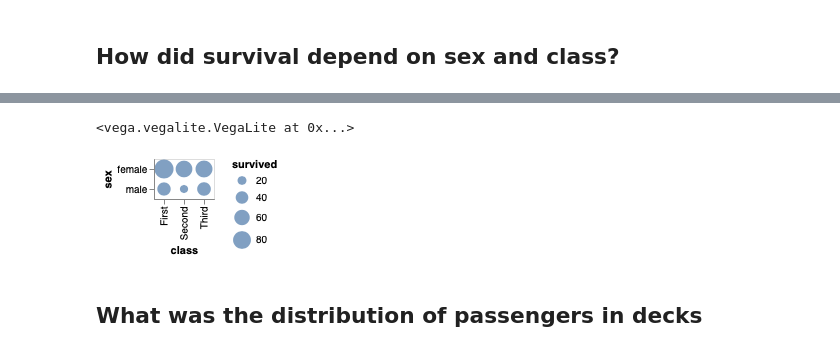
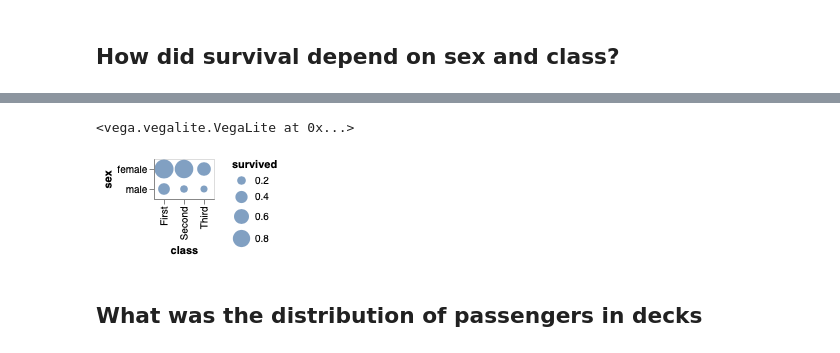
Before and after one commit to hanisaf/mist5730-6380-spring2020, a Jupyter notebook: 31-warmup-sol.ipynb, the cells around one changed output, grey strips where cells are left out. Drawn from its saved outputs; the diff is of its cells as text; code cells hidden in the pictures.

```diff
--- a/31-warmup-sol.ipynb
+++ b/31-warmup-sol.ipynb
@@ -20,4 +20,4 @@ data.head()
 # %% [markdown]
 ## How did survival depend on sex and class?
 # %%
-data.groupby(['sex', 'class']).survived.sum().unstack('sex')
+df=data.groupby(['sex', 'class']).survived.mean().reset_index()
@@ -30,5 +23,0 @@ data.groupby(['sex', 'class']).survived.sum().unstack('sex')
-# %%
-df=data.groupby(['sex', 'class']).survived.sum().unstack('sex').stack()
-df=df.reset_index()
-df.columns=['class', 'sex', 'survived']
-df
@@ -43,10 +24,11 @@ df
 # %%
 alt.Chart(df).mark_circle().encode(
  x='class',
  y='sex',
- size='survived')
+ size='survived'
+)
 # %% [output]
 <vega.vegalite.VegaLite at 0x...>
-[figure, old version]
+[figure, new version]
 # %% [markdown]
 ## What was the distribution of passengers in decks
```
Also changed, not shown: parts of 15 cells of this notebook, 1 other file.
